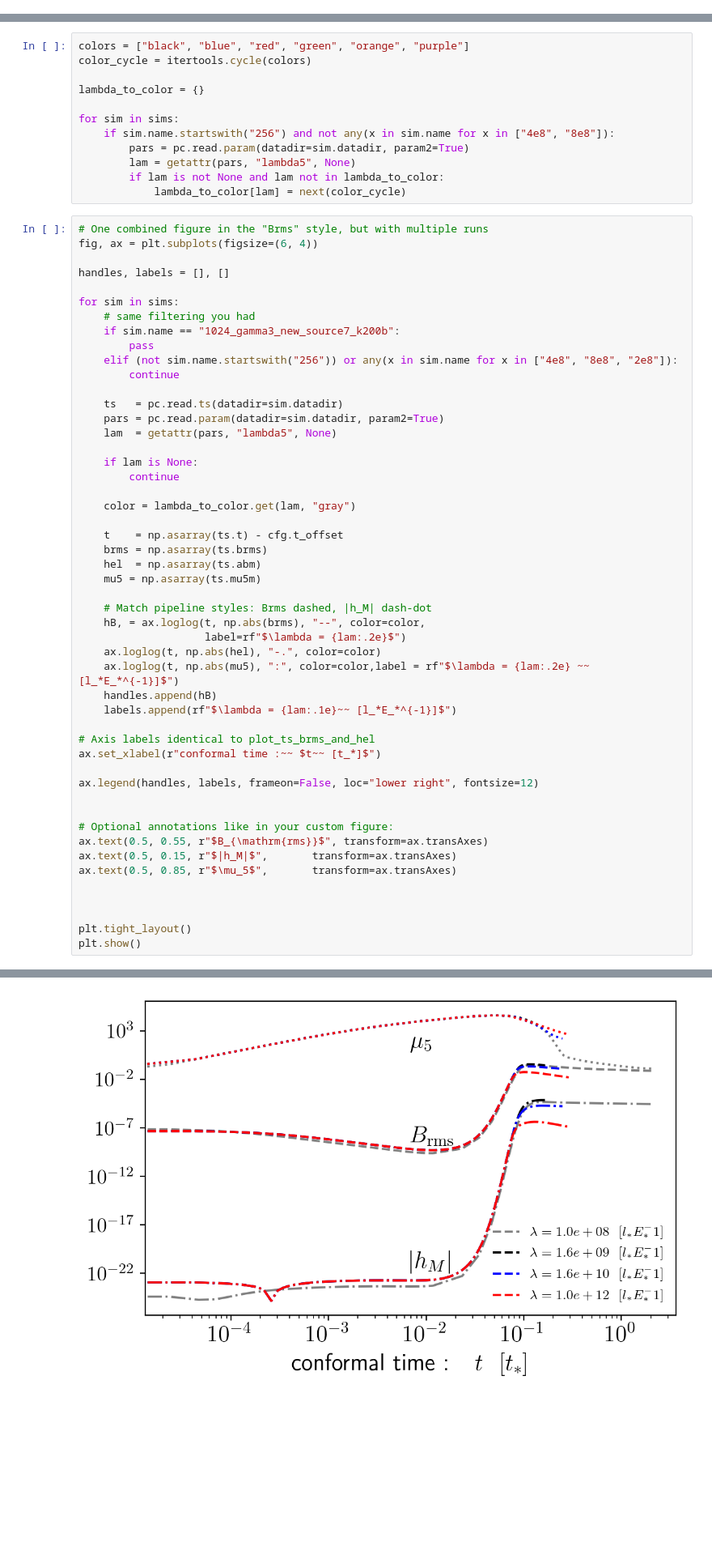
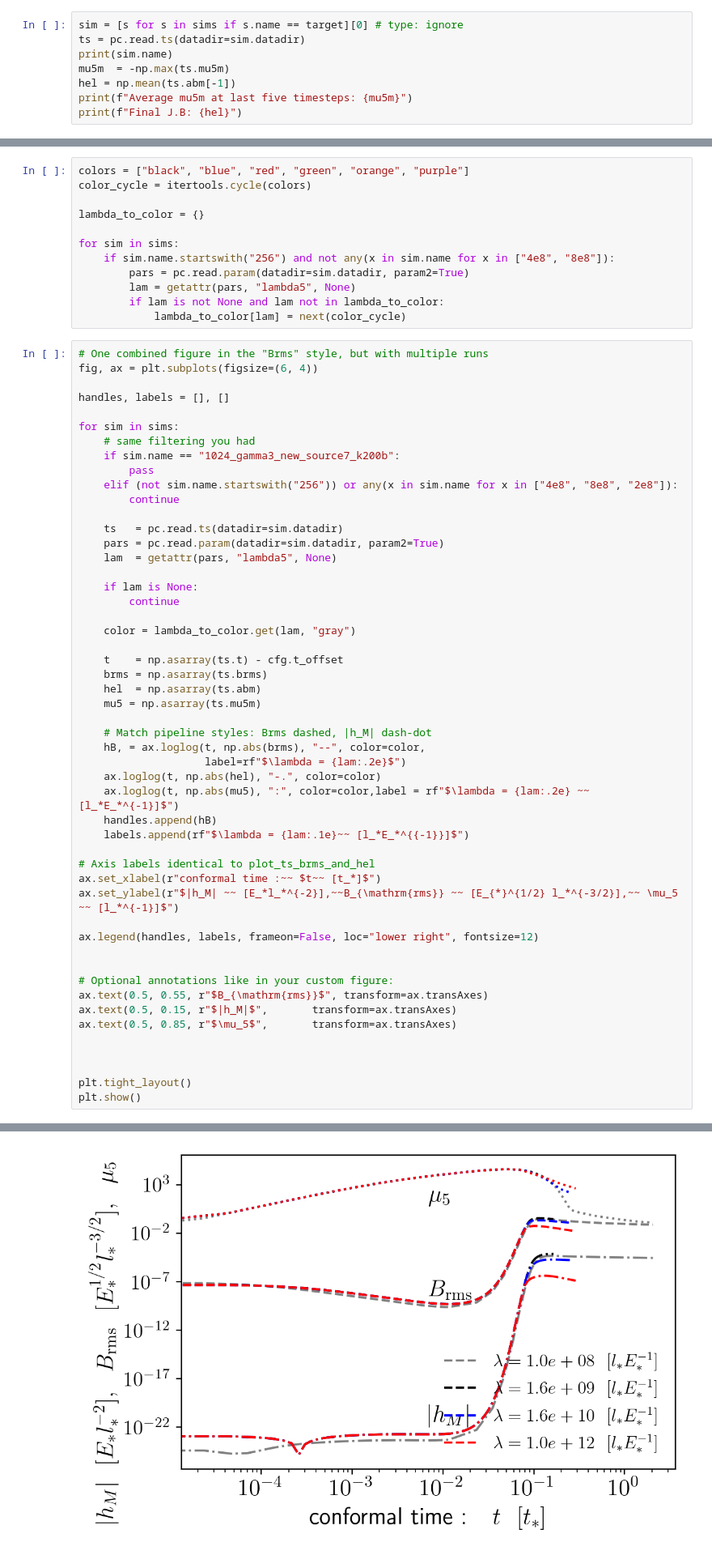
Before and after one commit to shturman99/CME, a Jupyter notebook: CME_pipeline_notebook.ipynb, the cells around one changed output, grey strips where cells are left out. Shown at 81% size. Cells and saved outputs as stored; diff of their text form; blank space fills up the shorter version.

Commit message:
new plot for testing seconde tearm in eq 7b

```diff
--- a/CME_pipeline_notebook.ipynb
+++ b/CME_pipeline_notebook.ipynb
@@ -152,3 +155,11 @@ Read 6914 lines.
 Read 6929 lines.
 Read 33 lines.
 [figure]
+# %%
+sim = [s for s in sims if s.name == target][0] # type: ignore
+ts = pc.read.ts(datadir=sim.datadir)
+print(sim.name)
+mu5m  = -np.max(ts.mu5m)
+hel = np.mean(ts.abm[-1])
+print(f"Average mu5m at last five timesteps: {mu5m}")
+print(f"Final J.B: {hel}")
@@ -201,35 +226,36 @@ for sim in sims:
     hel  = np.asarray(ts.abm)
     mu5 = np.asarray(ts.mu5m)
 
     # Match pipeline styles: Brms dashed, |h_M| dash-dot
     hB, = ax.loglog(t, np.abs(brms), "--", color=color,
                     label=rf"$\lambda = {lam:.2e}$")
     ax.loglog(t, np.abs(hel), "-.", color=color)
     ax.loglog(t, np.abs(mu5), ":", color=color,label = rf"$\lambda = {lam:.2e} ~~ [l_*E_*^{-1}]$")
     handles.append(hB)
-    labels.append(rf"$\lambda = {lam:.1e}~~ [l_*E_*^{-1}]$")
+    labels.append(rf"$\lambda = {lam:.1e}~~ [l_*E_*^{{-1}}]$")
 
 # Axis labels identical to plot_ts_brms_and_hel
 ax.set_xlabel(r"conformal time :~~ $t~~ [t_*]$")
+ax.set_ylabel(r"$|h_M| ~~ [E_*l_*^{-2}],~~B_{\mathrm{rms}} ~~ [E_{*}^{1/2} l_*^{-3/2}],~~ \mu_5 ~~ [l_*^{-1}]$")
 
 ax.legend(handles, labels, frameon=False, loc="lower right", fontsize=12)
 
 
 # Optional annotations like in your custom figure:
 ax.text(0.5, 0.55, r"$B_{\mathrm{rms}}$", transform=ax.transAxes)
 ax.text(0.5, 0.15, r"$|h_M|$",       transform=ax.transAxes)
 ax.text(0.5, 0.85, r"$\mu_5$",       transform=ax.transAxes)
 
 
 
 plt.tight_layout()
 plt.show()
 # %% [output]
 Read 700 lines.
 Read 5000 lines.
 Read 6914 lines.
 Read 6929 lines.
-[figure, old version]
+[figure, new version]
 # %%
 # choose a synthetic "run name" for the comparison figure
 run_label = "all_runs"
```
Also changed, not shown: parts of 7 cells of this notebook.
